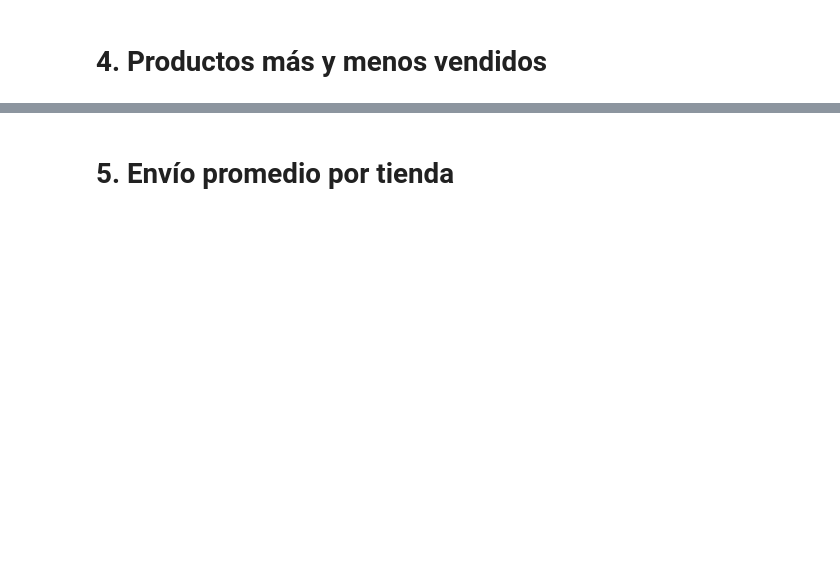
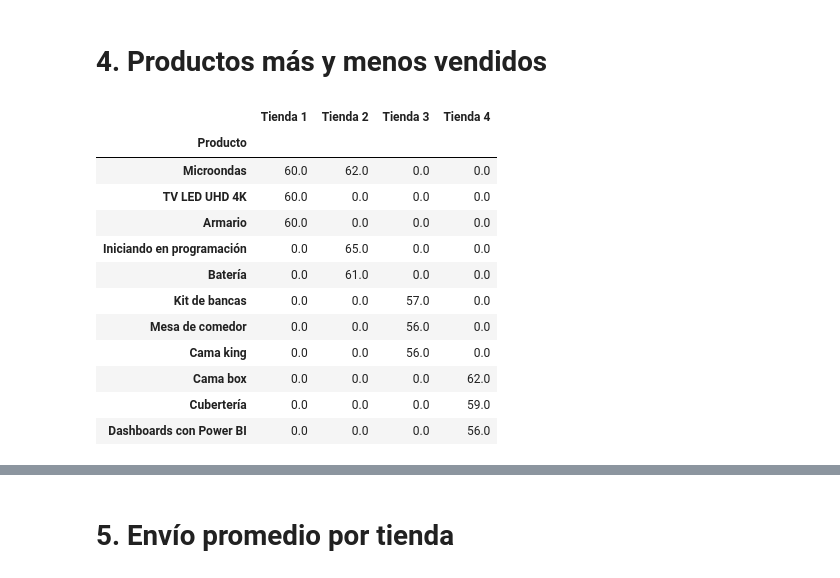
Before and after one commit to Luis-stack-create/challenge-data-science, a Jupyter notebook: Challengue_data_science.ipynb, the cells around one changed output, grey strips where cells are left out. Saved outputs shown, nothing was run; the diff lists cells and outputs as text; code cells hidden in the pictures; blank space fills up the shorter version.

```diff
--- a/Challengue_data_science.ipynb
+++ b/Challengue_data_science.ipynb
@@ -221,0 +272,25 @@ cal4=tienda4['Calificación'].mean()
+# %%
+prod_mas_total = pd.concat(
+    [productos_mas_vendidos1, productos_mas_vendidos2, productos_mas_vendidos3, productos_mas_vendidos4],
+    axis=1
+)
+prod_mas_total.columns = ['Tienda 1', 'Tienda 2', 'Tienda 3', 'Tienda 4']
+
+# Reemplazar NaN por 0
+prod_mas_total = prod_mas_total.fillna(0)
+
+prod_mas_total
+# %% [output]
+|  | Tienda 1 | Tienda 2 | Tienda 3 | Tienda 4 |
+| Producto |  |  |  |  |
+| Microondas | 60.0 | 62.0 | 0.0 | 0.0 |
+| TV LED UHD 4K | 60.0 | 0.0 | 0.0 | 0.0 |
+| Armario | 60.0 | 0.0 | 0.0 | 0.0 |
+| Iniciando en programación | 0.0 | 65.0 | 0.0 | 0.0 |
+| Batería | 0.0 | 61.0 | 0.0 | 0.0 |
+| Kit de bancas | 0.0 | 0.0 | 57.0 | 0.0 |
+| Mesa de comedor | 0.0 | 0.0 | 56.0 | 0.0 |
+| Cama king | 0.0 | 0.0 | 56.0 | 0.0 |
+| Cama box | 0.0 | 0.0 | 0.0 | 62.0 |
+| Cubertería | 0.0 | 0.0 | 0.0 | 59.0 |
+| Dashboards con Power BI | 0.0 | 0.0 | 0.0 | 56.0 |
```
Also changed, not shown: parts of 5 cells of this notebook.
